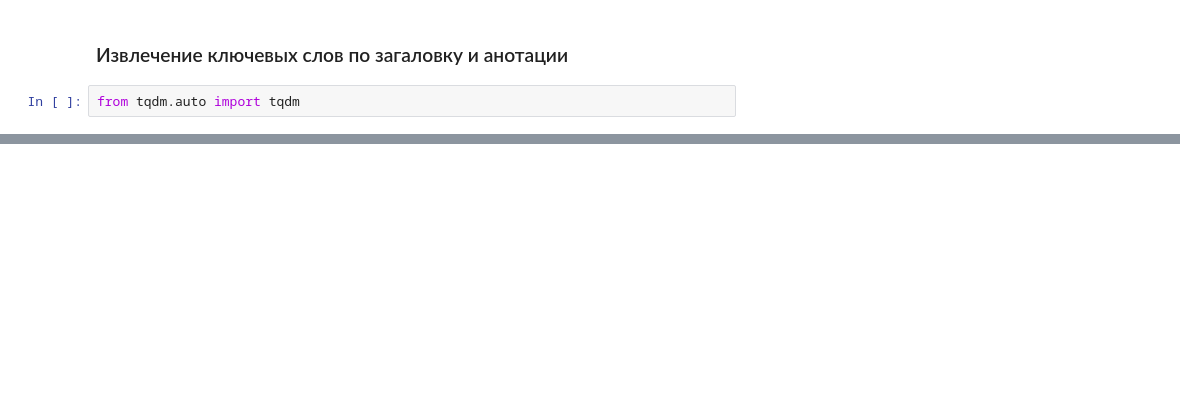
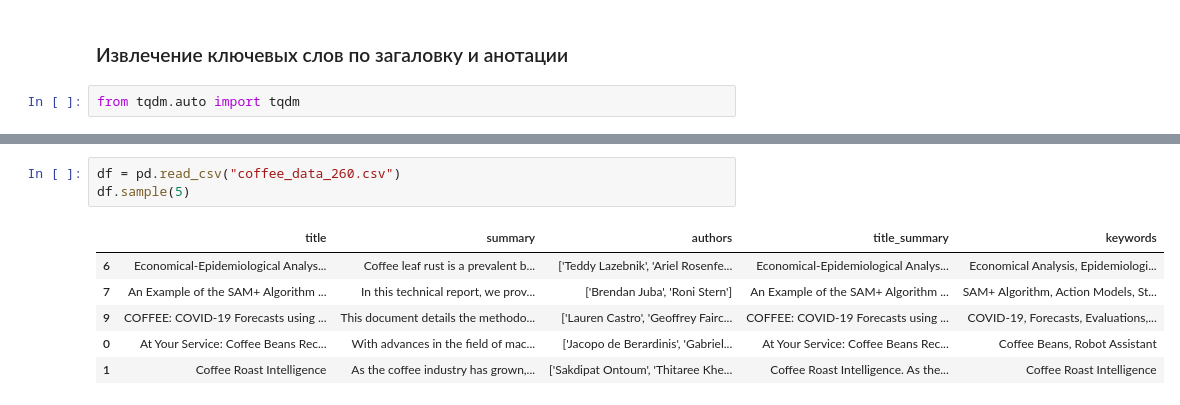
Before and after one commit to aleksandra0KR/ad, a Jupyter notebook: Untitled8.ipynb, the cells around one changed output, grey strips where cells are left out. Cells and saved outputs as stored; diff of their text form; blank space fills up the shorter version.

```diff
--- a/Untitled8.ipynb
+++ b/Untitled8.ipynb
@@ -84,0 +115,10 @@ df["keywords"] = df["title_summary"].progress_apply(lambda x: pipe(x)[0]["genera
+# %%
+df = pd.read_csv("coffee_data_260.csv")
+df.sample(5)
+# %% [output]
+|  | title | summary | authors | title_summary | keywords |
+| 6 | Economical-Epidemiological Analys... | Coffee leaf rust is a prevalent b... | ['Teddy Lazebnik', 'Ariel Rosenfe... | Economical-Epidemiological Analys... | Economical Analysis, Epidemiologi... |
+| 7 | An Example of the SAM+ Algorithm ... | In this technical report, we prov... | ['Brendan Juba', 'Roni Stern'] | An Example of the SAM+ Algorithm ... | SAM+ Algorithm, Action Models, St... |
+| 9 | COFFEE: COVID-19 Forecasts using ... | This document details the methodo... | ['Lauren Castro', 'Geoffrey Fairc... | COFFEE: COVID-19 Forecasts using ... | COVID-19, Forecasts, Evaluations,... |
+| 0 | At Your Service: Coffee Beans Rec... | With advances in the field of mac... | ['Jacopo de Berardinis', 'Gabriel... | At Your Service: Coffee Beans Rec... | Coffee Beans, Robot Assistant |
+| 1 | Coffee Roast Intelligence | As the coffee industry has grown,... | ['Sakdipat Ontoum', 'Thitaree Khe... | Coffee Roast Intelligence. As the... | Coffee Roast Intelligence |
```
Also changed, not shown: parts of 15 cells of this notebook.
